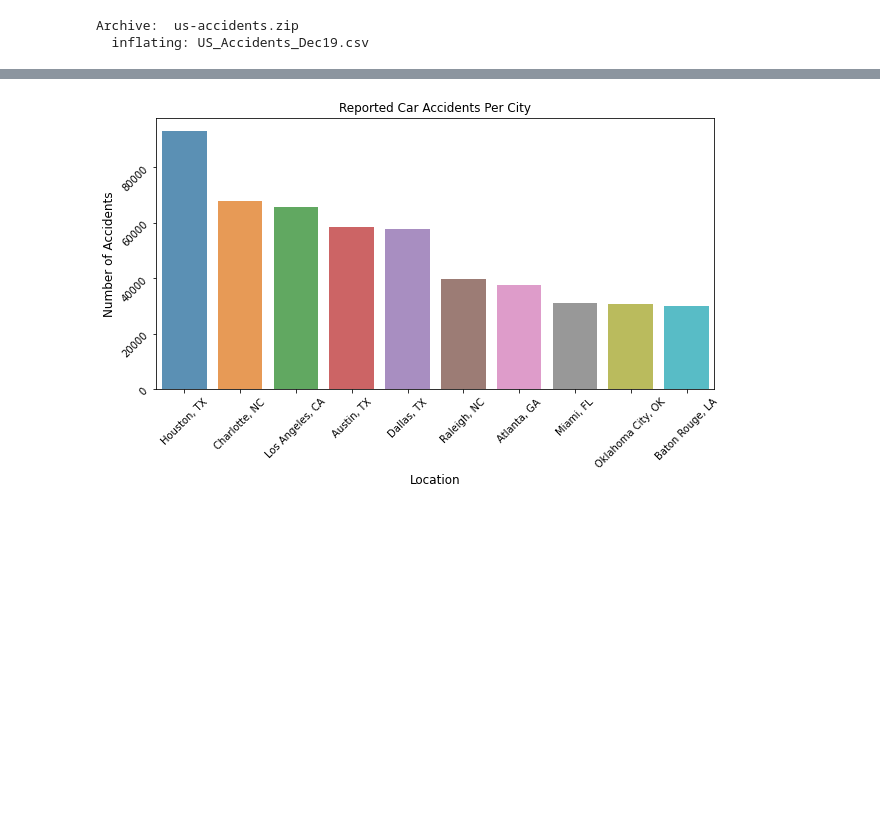
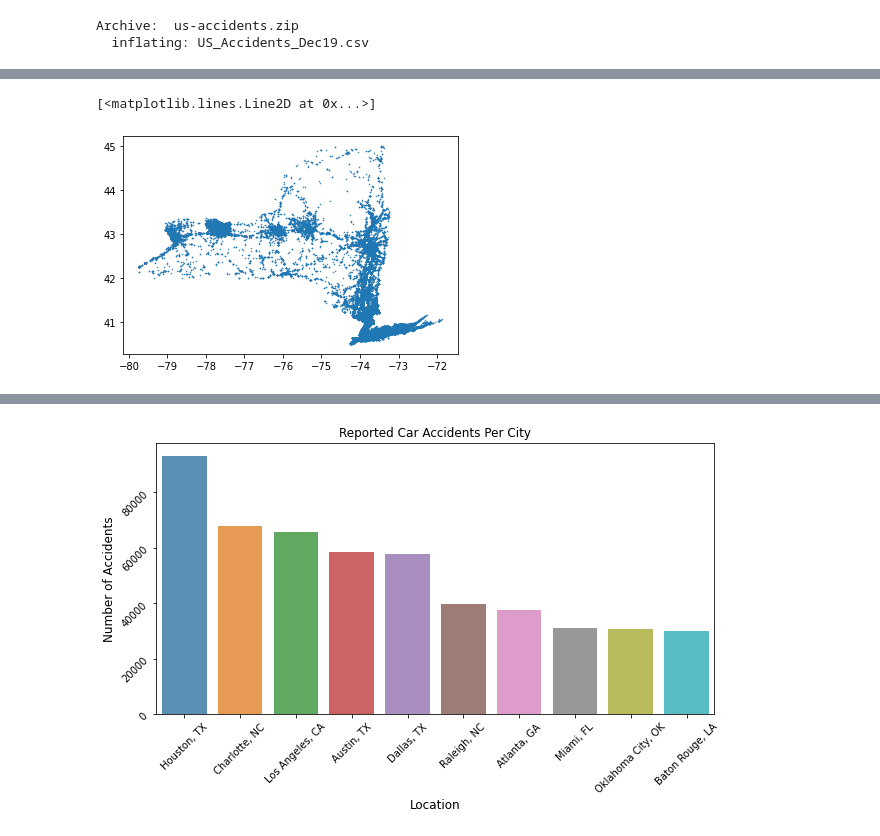
Before and after one commit to RicStrong/AccidentsDataset, a Jupyter notebook: CollisionsDataSet.ipynb, the cells around one changed output, grey strips where cells are left out. Cells and saved outputs as stored; diff of their text form; code cells hidden in the pictures; blank space fills up the shorter version.

```diff
--- a/CollisionsDataSet.ipynb
+++ b/CollisionsDataSet.ipynb
@@ -61,3 +96,9 @@ df = df[['City', 'State', 'Start_Time']]
+# %%
+collisions_ca = df[df['State'] == 'NY']
+plt.plot(collisions_ca['Start_Lng'], collisions_ca['Start_Lat'], '.', markersize=1)
+# %% [output]
+[<matplotlib.lines.Line2D at 0x...>]
+[figure, added]
 # %%
 #Date
 #Change Start_Time to a datetime object
```
Also changed, not shown: parts of 12 cells of this notebook.
